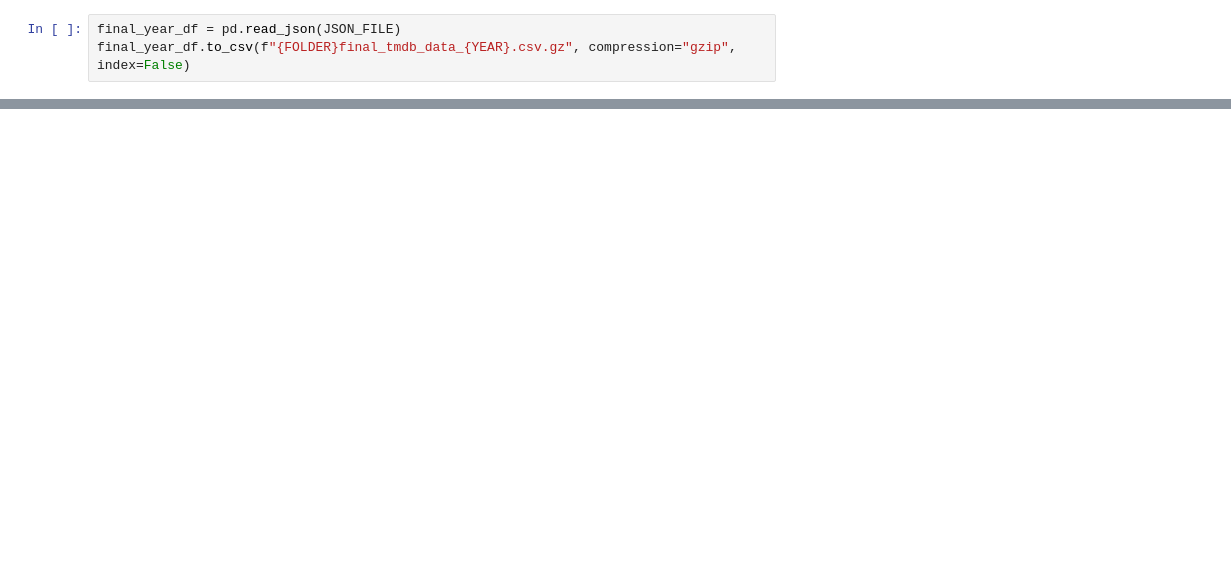
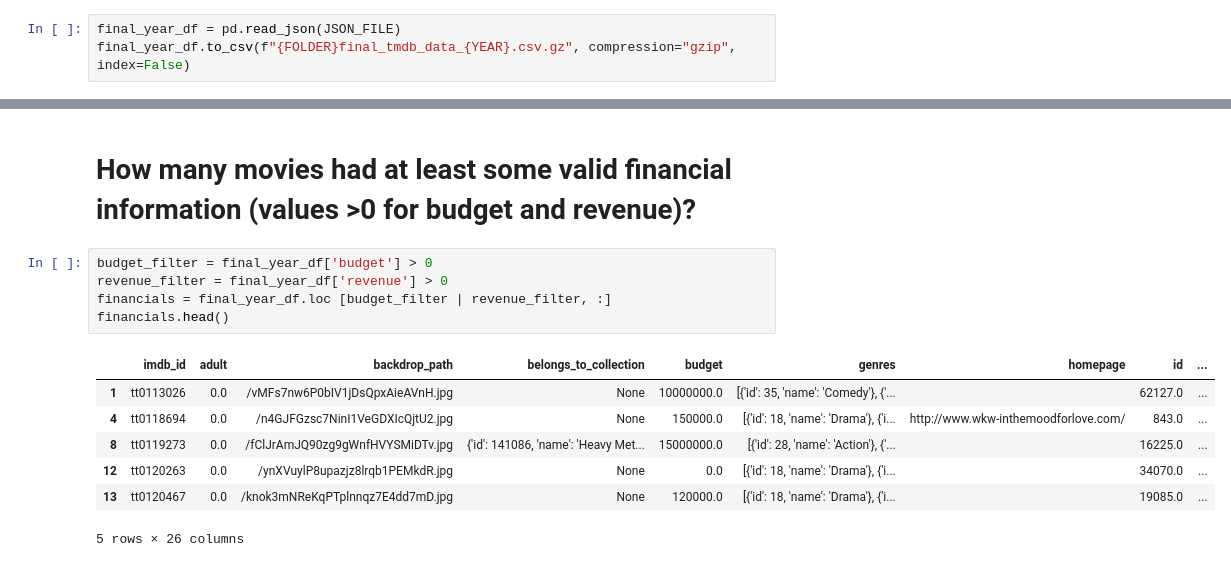
Before and after one commit to MentalTorque/Staich-DE-MovieMagic, a Jupyter notebook: ExtractFromTMDBCore.ipynb, the cells around one changed output, grey strips where cells are left out. Cells and saved outputs as stored; diff of their text form; blank space fills up the shorter version.

```diff
--- a/ExtractFromTMDBCore.ipynb
+++ b/ExtractFromTMDBCore.ipynb
@@ -184 +201,16 @@ final_year_df.head()
 5 rows × 26 columns
+# %% [markdown]
+# How many movies had at least some valid financial information (values >0 for budget and revenue)?
+# %%
+budget_filter = final_year_df['budget'] > 0
+revenue_filter = final_year_df['revenue'] > 0
+financials = final_year_df.loc [budget_filter | revenue_filter, :]
+financials.head()
+# %% [output]
+|  | imdb_id | adult | backdrop_path | belongs_to_collection | budget | genres | homepage | id | ... |
+| 1 | tt0113026 | 0.0 | /vMFs7nw6P0bIV1jDsQpxAieAVnH.jpg | None | 10000000.0 | [{'id': 35, 'name': 'Comedy'}, {'... |  | 62127.0 | ... |
+| 4 | tt0118694 | 0.0 | /n4GJFGzsc7NinI1VeGDXIcQjtU2.jpg | None | 150000.0 | [{'id': 18, 'name': 'Drama'}, {'i... | http://www.wkw-inthemoodforlove.com/ | 843.0 | ... |
+| 8 | tt0119273 | 0.0 | /fClJrAmJQ90zg9gWnfHVYSMiDTv.jpg | {'id': 141086, 'name': 'Heavy Met... | 15000000.0 | [{'id': 28, 'name': 'Action'}, {'... |  | 16225.0 | ... |
+| 12 | tt0120263 | 0.0 | /ynXVuylP8upazjz8lrqb1PEMkdR.jpg | None | 0.0 | [{'id': 18, 'name': 'Drama'}, {'i... |  | 34070.0 | ... |
+| 13 | tt0120467 | 0.0 | /knok3mNReKqPTplnnqz7E4dd7mD.jpg | None | 120000.0 | [{'id': 18, 'name': 'Drama'}, {'i... |  | 19085.0 | ... |
+5 rows × 26 columns
```
Also changed, not shown: parts of 16 cells of this notebook, 2 other files.
